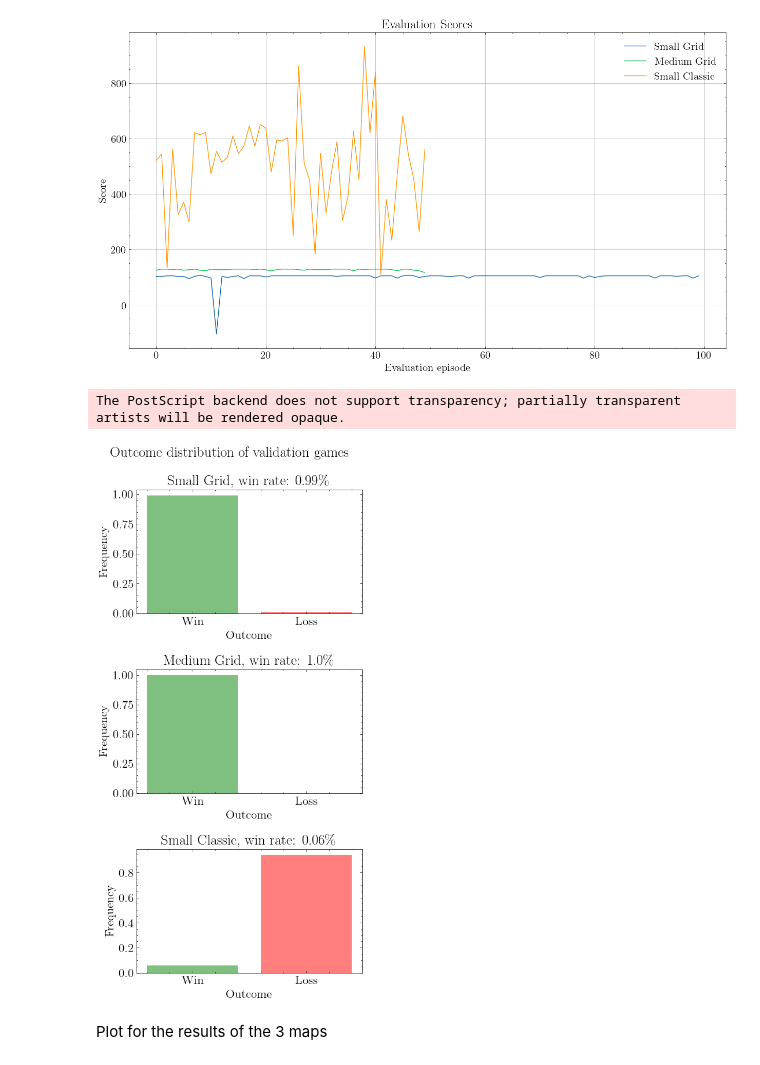
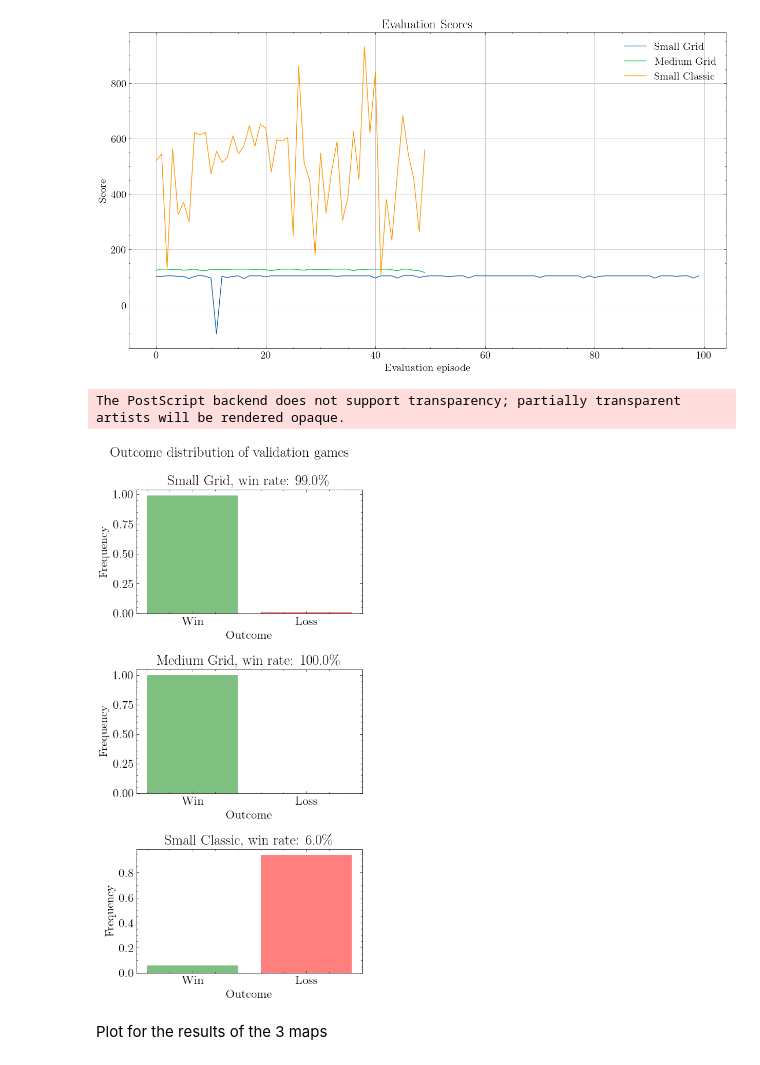
Before and after one commit to LinusKullmyr/Pacman, a Jupyter notebook: Visualize_Logging.ipynb, the cells around one changed output. Saved outputs shown, nothing was run; the diff lists cells and outputs as text; code cells hidden in the pictures.

```diff
--- a/Visualize_Logging.ipynb
+++ b/Visualize_Logging.ipynb
@@ -188,41 +188,41 @@ win_count = smallGridEvaluationWins.count("Win")
 loss_count = smallGridEvaluationWins.count("Loss")
 values = np.array([win_count, loss_count]) / (win_count+loss_count)
 plt.bar(labels, values, color=['green', 'red'], alpha=0.5)
-plt.title('Small Grid, win rate: ' + str(win_count/(win_count+loss_count)) + '\%')
+plt.title('Small Grid, win rate: ' + str(100*win_count/(win_count+loss_count)) + '\%')
 plt.xlabel('Outcome')
 plt.ylabel('Frequency')
 
 # mediumGrid
 plt.subplot(312)
 win_count = mediumGridEvaluationWins.count("Win")
 loss_count = mediumGridEvaluationWins.count("Loss")
 values = np.array([win_count, loss_count]) / (win_count+loss_count)
 plt.bar(labels, values, color=['green', 'red'], alpha=0.5)
-plt.title('Medium Grid, win rate: ' + str(win_count/(win_count+loss_count)) + '\%')
+plt.title('Medium Grid, win rate: ' + str(100*win_count/(win_count+loss_count)) + '\%')
 plt.xlabel('Outcome')
 plt.ylabel('Frequency')
 
 # smallClassic
 plt.subplot(313)
 
 win_count = smallClassicEvaluationWins.count("Win")
 loss_count = smallClassicEvaluationWins.count("Loss")
 values = np.array([win_count, loss_count]) / (win_count+loss_count)
 plt.bar(labels, values, color=['green', 'red'], alpha=0.5)
-plt.title('Small Classic, win rate: ' + str(win_count/(win_count+loss_count)) + '\%')
+plt.title('Small Classic, win rate: ' + str(100*win_count/(win_count+loss_count)) + '\%')
 plt.xlabel('Outcome')
 plt.ylabel('Frequency')
 
 plt.suptitle('Outcome distribution of validation games')
 
 plt.tight_layout()
 # save the plot
 plt.savefig("logs/EvaluationPlot.eps", format="eps")
 
 plt.show()
 # %% [output]
 The PostScript backend does not support transparency; partially transparent artists will be rendered opaque.
-[figure, old version]
+[figure, new version]
 # %% [markdown]
 Plot for the results of the 3 maps
 # %%
```
Also changed, not shown: parts of 2 cells of this notebook, 2 other files.
